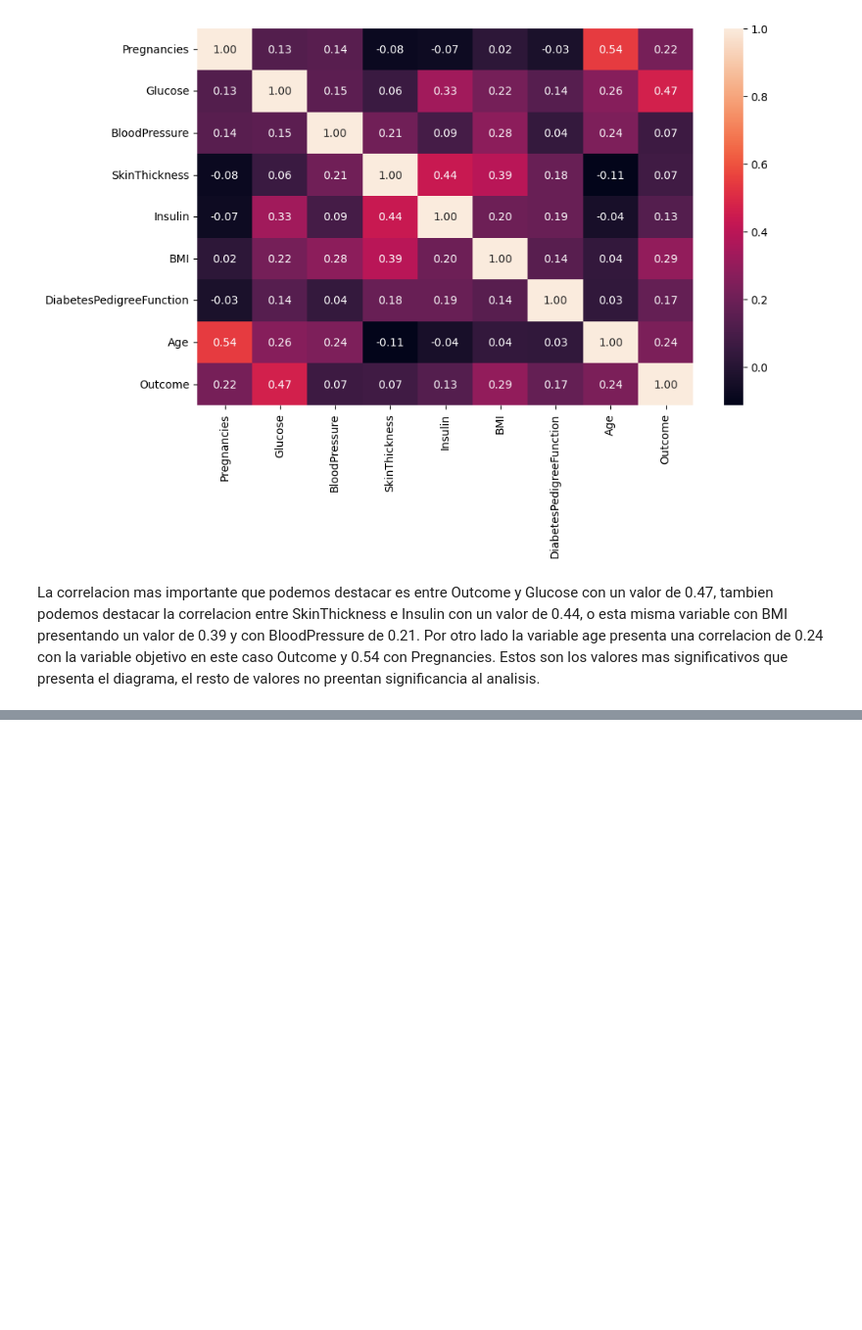
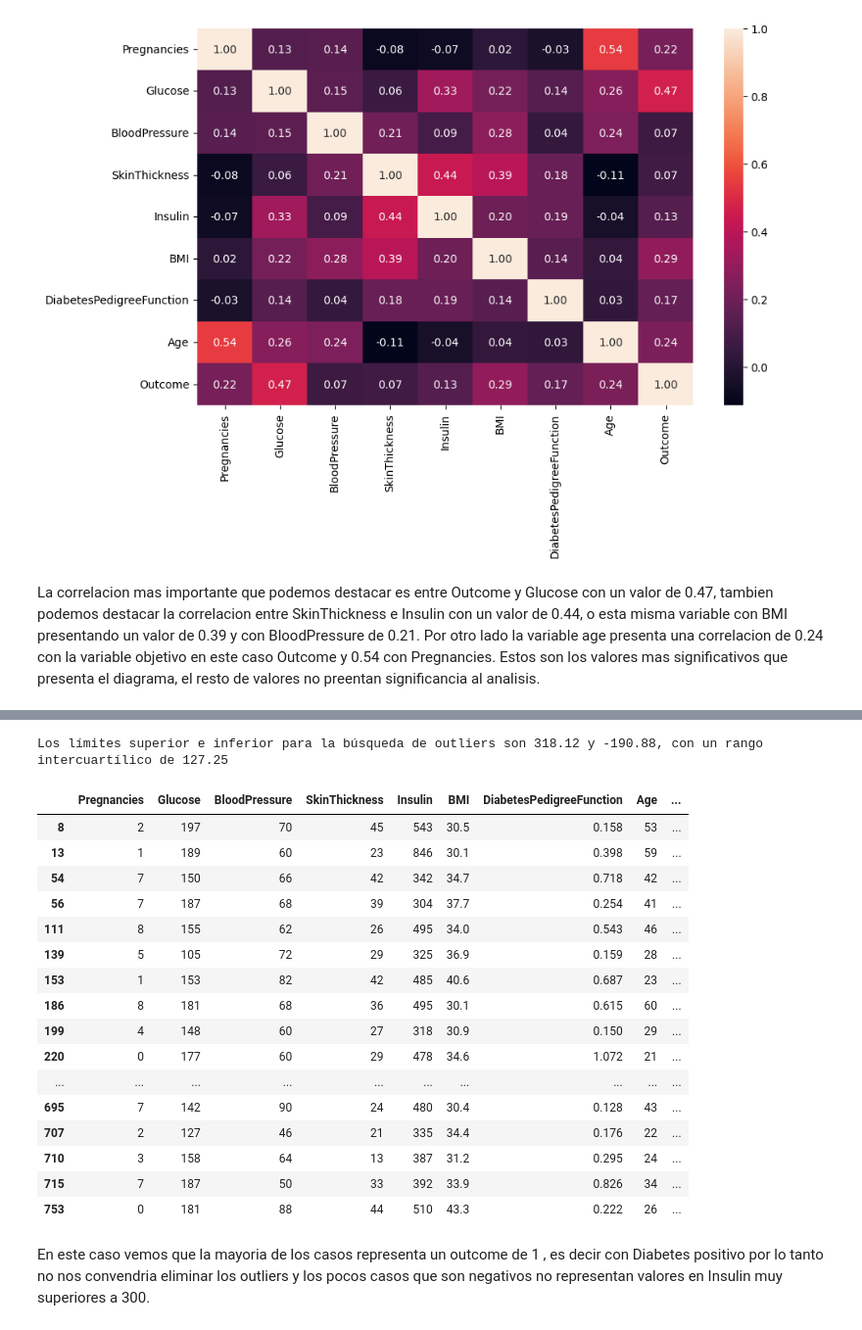
Before and after one commit to emilceinfante/Arboles_decision, a Jupyter notebook: src/explore.ipynb, the cells around one changed output, grey strips where cells are left out. Shown: that part at 98% size. Drawn from its saved outputs; the diff is of its cells as text; code cells hidden in the pictures; blank space fills up the shorter version.

```diff
--- a/src/explore.ipynb
+++ b/src/explore.ipynb
@@ -109,0 +145,29 @@ La correlacion mas importante que podemos destacar es entre Outcome y Glucose co
+# %%
+Insulin_iqr = Insulin_stats["75%"] - Insulin_stats["25%"]
+upper_limit = Insulin_stats["75%"] + 1.5 * Insulin_iqr
+lower_limit = Insulin_stats["25%"] - 1.5 * Insulin_iqr
+print(f"Los límites superior e inferior para la búsqueda de outliers son {round(upper_limit, 2)} y {round(lower_limit, 2)}, con un rango intercuartílico de {round(Insulin_iqr, 2)}")
+# %% [output]
+Los límites superior e inferior para la búsqueda de outliers son 318.12 y -190.88, con un rango intercuartílico de 127.25
+# %%
+data_diab[data_diab["Insulin"] > 300]
+# %% [output]
+|  | Pregnancies | Glucose | BloodPressure | SkinThickness | Insulin | BMI | DiabetesPedigreeFunction | Age | ... |
+| 8 | 2 | 197 | 70 | 45 | 543 | 30.5 | 0.158 | 53 | ... |
+| 13 | 1 | 189 | 60 | 23 | 846 | 30.1 | 0.398 | 59 | ... |
+| 54 | 7 | 150 | 66 | 42 | 342 | 34.7 | 0.718 | 42 | ... |
+| 56 | 7 | 187 | 68 | 39 | 304 | 37.7 | 0.254 | 41 | ... |
+| 111 | 8 | 155 | 62 | 26 | 495 | 34.0 | 0.543 | 46 | ... |
+| 139 | 5 | 105 | 72 | 29 | 325 | 36.9 | 0.159 | 28 | ... |
+| 153 | 1 | 153 | 82 | 42 | 485 | 40.6 | 0.687 | 23 | ... |
+| 186 | 8 | 181 | 68 | 36 | 495 | 30.1 | 0.615 | 60 | ... |
+| 199 | 4 | 148 | 60 | 27 | 318 | 30.9 | 0.150 | 29 | ... |
+| 220 | 0 | 177 | 60 | 29 | 478 | 34.6 | 1.072 | 21 | ... |
+| ... | ... | ... | ... | ... | ... | ... | ... | ... | ... |
+| 695 | 7 | 142 | 90 | 24 | 480 | 30.4 | 0.128 | 43 | ... |
+| 707 | 2 | 127 | 46 | 21 | 335 | 34.4 | 0.176 | 22 | ... |
+| 710 | 3 | 158 | 64 | 13 | 387 | 31.2 | 0.295 | 24 | ... |
+| 715 | 7 | 187 | 50 | 33 | 392 | 33.9 | 0.826 | 34 | ... |
+| 753 | 0 | 181 | 88 | 44 | 510 | 43.3 | 0.222 | 26 | ... |
+# %% [markdown]
+En este caso vemos que la mayoria de los casos representa un outcome de 1 , es decir con Diabetes positivo por lo tanto no nos convendria eliminar los outliers y los pocos casos que son negativos no representan valores en Insulin muy superiores a 300.
```
Also changed, not shown: parts of 4 cells of this notebook.
